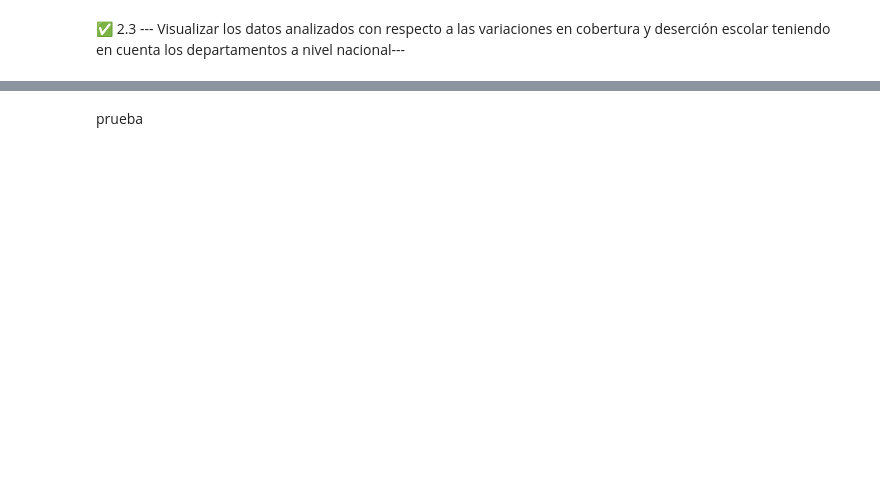
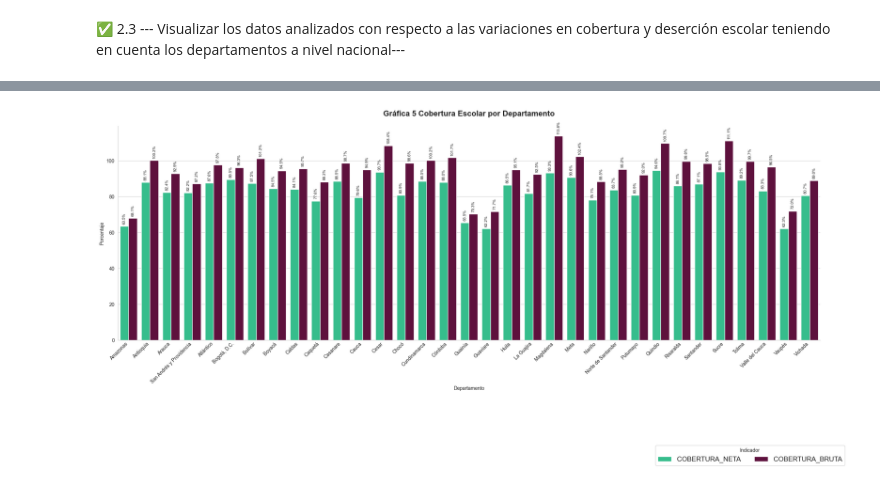
Before and after one commit to Fabiloz/Proyecto_Final, a Jupyter notebook: Análisis_de_Indicadores_Educativos.ipynb, the cells around one changed output, grey strips where cells are left out. Saved outputs shown, nothing was run; the diff lists cells and outputs as text; code cells hidden in the pictures; blank space fills up the shorter version.

Commit message:
Se agregó bloques de códigos para responder a objetivos y se añaden sus hallazgos.

```diff
--- a/Análisis_de_Indicadores_Educativos.ipynb
+++ b/Análisis_de_Indicadores_Educativos.ipynb
@@ -951,14 +908,0 @@ OPCION 1: Con RandomForestRegressor en su versión multisalida usando MultiOutpu
-# %%
-# 1. Preparar la serie anual de múltiples indicadores
-
-# Convertir la columna 'AÑO' a datetime y agrupar por año (promedio de indicadores)
-data['AÑO'] = pd.to_datetime(data['AÑO'], format='%Y')
-data_yearly = data.groupby(data['AÑO'].dt.year)[['DESERCIÓN', 'REPITENCIA', 'COBERTURA_BRUTA']].mean().reset_index()
-data_yearly.columns = ['Year', 'DESERCIÓN', 'REPITENCIA', 'COBERTURA_BRUTA']
-
-# Convertir 'Year' a datetime y establecerla como índice
-data_yearly['Year'] = pd.to_datetime(data_yearly['Year'], format='%Y')
-data_yearly = data_yearly.set_index('Year').sort_index()
-
-print("Serie anual de indicadores:")
-print(data_yearly)
@@ -1147,2 +909,58 @@ plt.show()
-# %% [markdown]
-prueba
+# %%
+# Filtrar datos por períodos clave
+pre_pandemia = data[data['AÑO'].between(2015, 2019)]
+pandemia = data[data['AÑO'].isin([2020, 2021])]
+post_pandemia = data[data['AÑO'] >= 2022]
+
+# Calcular promedios por departamento y excluir "NACIONAL"
+deptos_stats = data.groupby('DEPARTAMENTO')[['COBERTURA_NETA', 'COBERTURA_BRUTA']].mean().reset_index()
+deptos_stats = deptos_stats[deptos_stats['DEPARTAMENTO'] != 'NACIONAL']
+
+# Abreviar nombre largo de departamento
+deptos_stats['DEPARTAMENTO'] = deptos_stats['DEPARTAMENTO'].replace(
+    "Archipiélago de San Andrés, Providencia y Santa Catalina", "San Andrés y Providencia"
+)
+
+# Preparar datos para gráfico
+df_melted = deptos_stats.melt(id_vars='DEPARTAMENTO', var_name='Indicador', value_name='Valor')
+
+# Estilo
+sns.set_style("whitegrid")
+plt.figure(figsize=(22, 16))
+
+# Gráfico de barras
+ax = sns.barplot(
+    data=df_melted,
+    x='DEPARTAMENTO',
+    y='Valor',
+    hue='Indicador',
+    palette={'COBERTURA_NETA': "#1FD492", 'COBERTURA_BRUTA': "#6B043F"}
+)
+
+# Título y etiquetas
+plt.title("Gráfica 5 Cobertura Escolar por Departamento", fontsize=16, fontweight='bold', pad=20)
+plt.xlabel("Departamento")
+plt.ylabel("Porcentaje")
+
+# Ajustes visuales del eje X
+plt.xticks(rotation=45, ha='right')
+
+ax.tick_params(axis='x', pad=-1)
+
+# Leyenda
+plt.legend(title="Indicador", fontsize=14, loc='lower center', bbox_to_anchor=(0.9, -0.6), ncol=3)
+sns.despine()
+
+# Anotar porcentajes (solo si valor > 1)
+for p in ax.patches:
+    height = p.get_height()
+    if height > 1:
+        ax.annotate(f'{height:.1f}%',
+                    (p.get_x() + p.get_width() / 2, height + 1),
+                    ha='center', va='bottom', fontsize=8, rotation=90)
+
+plt.tight_layout()
+plt.subplots_adjust(top=0.85)
+plt.show()
+# %% [output]
+[figure, added]
```
Also changed, not shown: parts of 38 cells of this notebook, 5 other files.
